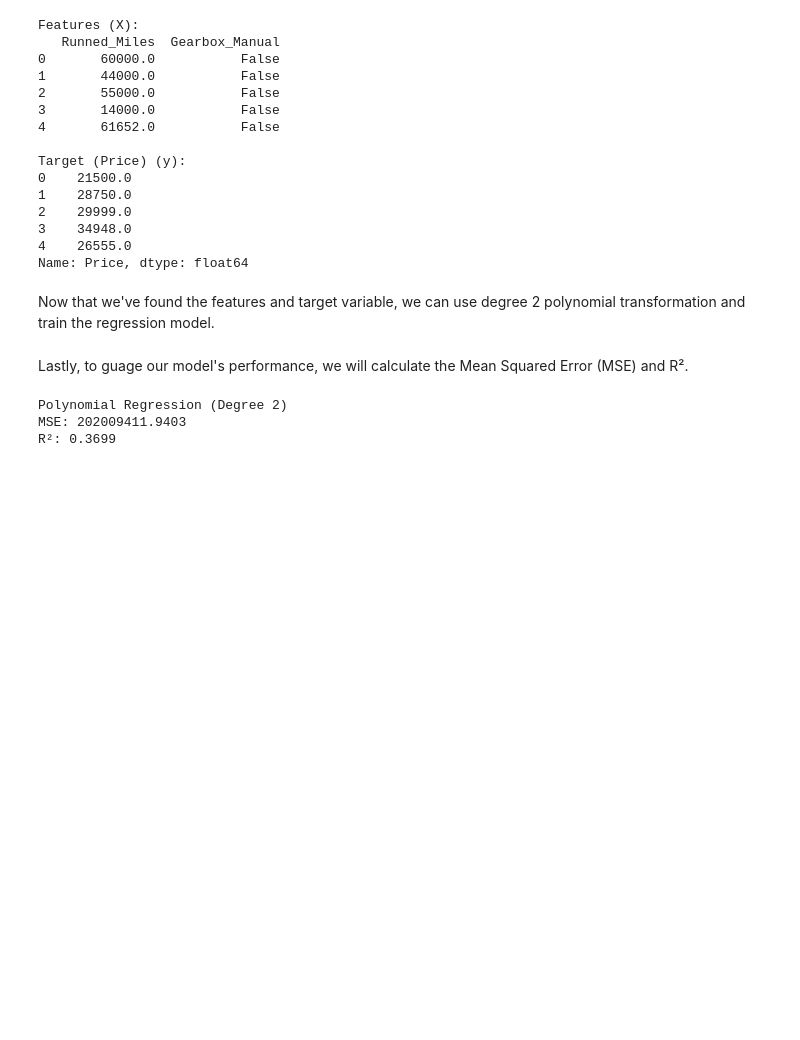
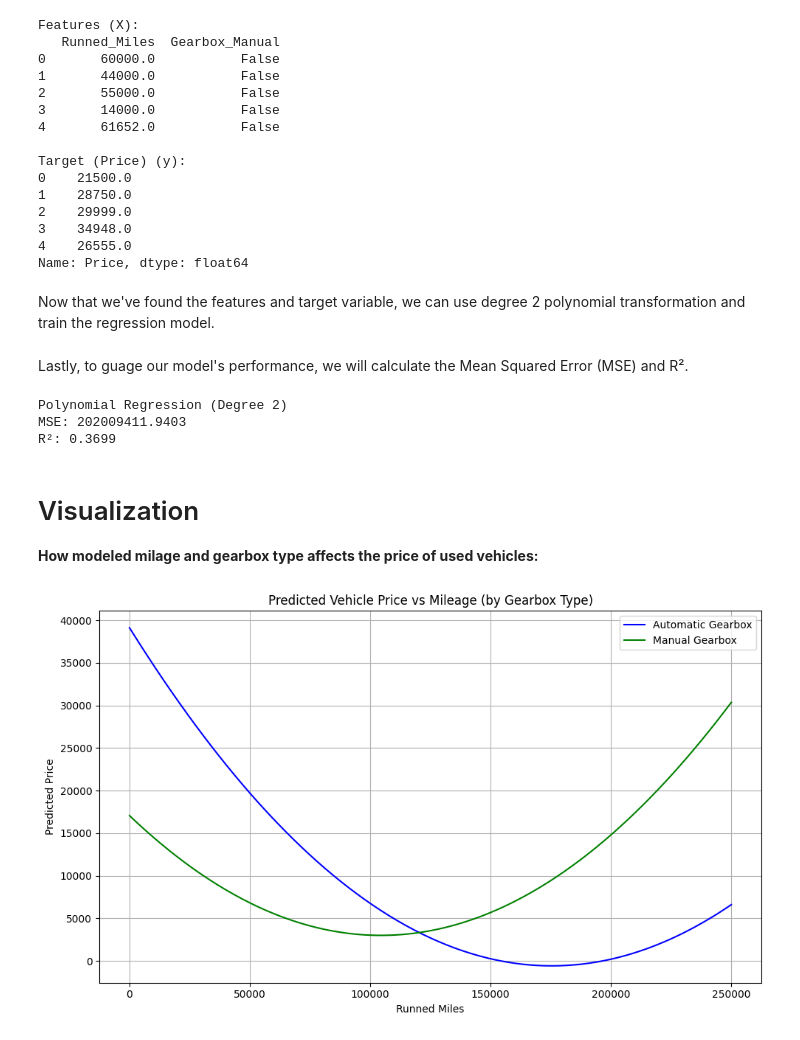
Before and after one commit to DeoBlizz/CMSC320_Final, a Jupyter notebook: checkpointfinal-p1.ipynb, the cells around one changed output. Saved outputs shown, nothing was run; the diff lists cells and outputs as text; code cells hidden in the pictures; blank space fills up the shorter version.

```diff
--- a/checkpointfinal-p1.ipynb
+++ b/checkpointfinal-p1.ipynb
@@ -512,3 +512,46 @@ print(f"R²: {r2:.4f}")
 Polynomial Regression (Degree 2)
 MSE: 202009411.9403
 R²: 0.3699
+# %% [markdown]
+# Visualization
+
+
+**How modeled milage and gearbox type affects the price of used vehicles:**
+# %%
+mileage_range = np.linspace(0, 250000, 300)
+
+
+# Predict prices for both gearbox types
+X_auto = pd.DataFrame({
+    'Runned_Miles': mileage_range,
+    'Gearbox_Manual': np.zeros_like(mileage_range)
+})
+X_manual = pd.DataFrame({
+    'Runned_Miles': mileage_range,
+    'Gearbox_Manual': np.ones_like(mileage_range)
+})
+
+
+# Transform to polynomial features
+X_auto_poly = poly.transform(X_auto)
+X_manual_poly = poly.transform(X_manual)
+
+
+# Predict prices
+y_auto_pred = poly_model.predict(X_auto_poly)
+y_manual_pred = poly_model.predict(X_manual_poly)
+
+
+# Plotting
+plt.figure(figsize=(10, 6))
+plt.plot(mileage_range, y_auto_pred, label='Automatic Gearbox', color='blue')
+plt.plot(mileage_range, y_manual_pred, label='Manual Gearbox', color='green')
+plt.xlabel("Runned Miles")
+plt.ylabel("Predicted Price")
+plt.title("Predicted Vehicle Price vs Mileage (by Gearbox Type)")
+plt.legend()
+plt.grid(True)
+plt.tight_layout()
+plt.show()
+# %% [output]
+[figure, added]
```
Also changed, not shown: parts of 2 cells of this notebook.
